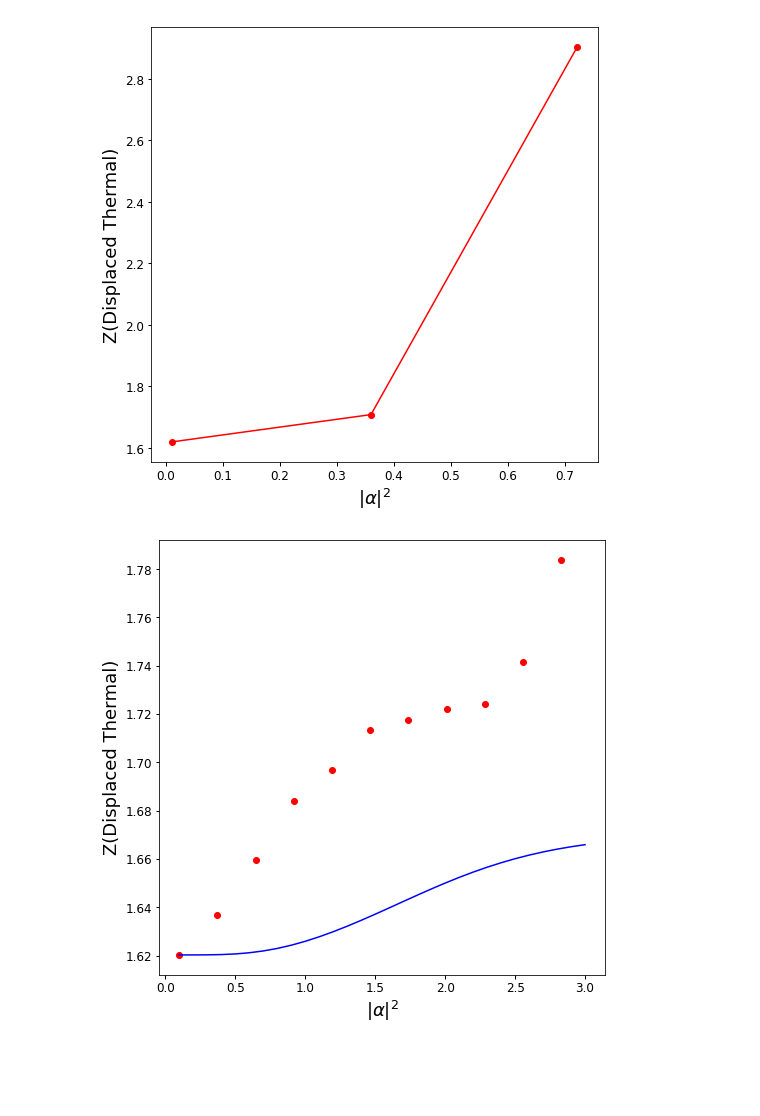
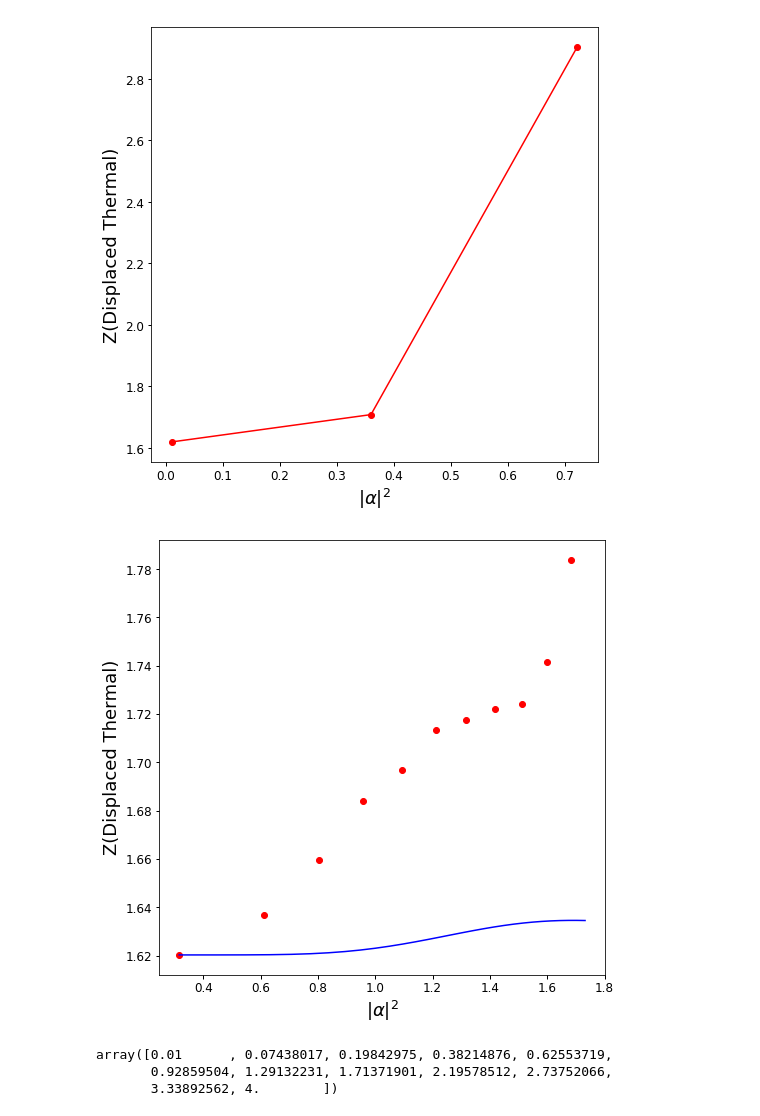
Before and after one commit to estebanmv/Random-Sampling-Extremal-POVMs, a Jupyter notebook: DisplacedPlot.ipynb, the cells around one changed output. Cells and saved outputs as stored; diff of their text form; code cells hidden in the pictures; blank space fills up the shorter version.

```diff
--- a/DisplacedPlot.ipynb
+++ b/DisplacedPlot.ipynb
@@ -97,16 +97,22 @@ plt.show()
 [figure]
 # %%
 plt.figure(figsize=(8,8))
-plt.plot(Dprueba.x,Dprueba.y,'ro')
-plt.plot(DAnsatz.x,DAnsatz.y,'b-')
+plt.plot(np.sqrt(Dprueba.x),Dprueba.y,'ro')
+plt.plot(np.sqrt(DAnsatz.x),DAnsatz.y,'b-')
 #plt.plot(Dprueba.x[9:],Dprueba.y[9:],'ro')
 plt.ylabel('Z(Displaced Thermal)', fontsize=18)
 plt.xlabel(r'$|\alpha|^2$', fontsize=18)
 plt.tick_params(labelsize=12,width=1)
 plt.savefig('DisplacedThermal-test.pdf')
 plt.show()
 # %% [output]
-[figure, old version]
+[figure, new version]
+# %%
+np.power(np.linspace(0.1,2,12),2)
+# %% [output]
+array([0.01      , 0.07438017, 0.19842975, 0.38214876, 0.62553719,
+       0.92859504, 1.29132231, 1.71371901, 2.19578512, 2.73752066,
+       3.33892562, 4.        ])
 # %%
 plt.figure(figsize=(8,8))
 plt.plot(DAnsatz.x,DAnsatz.y,'r-')
```
Also changed, not shown: parts of 2 cells of this notebook, 5 other files.
